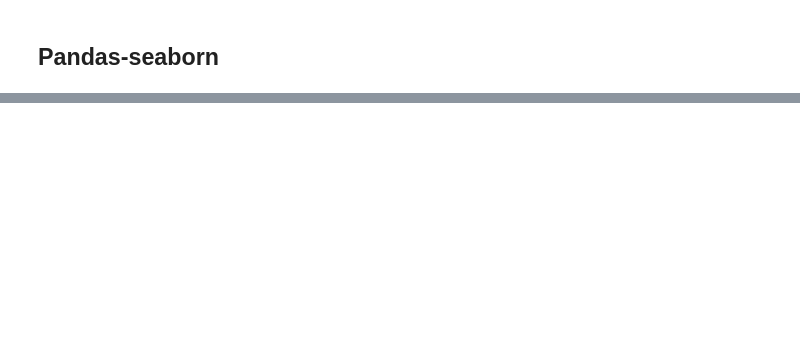
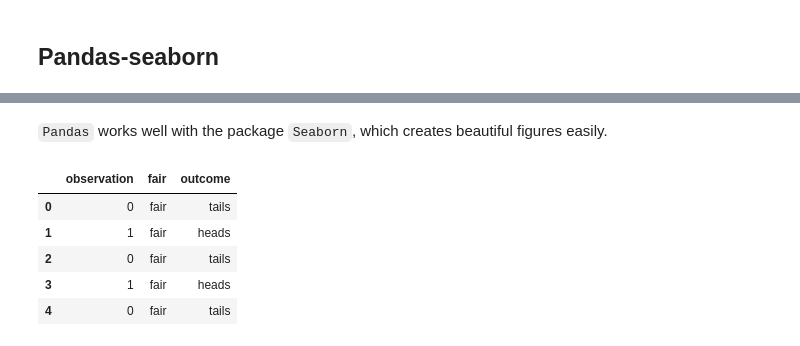
Before and after one commit to NIH-CARD/VSCode_class, a Jupyter notebook: docs/python_intro.ipynb, the cells around one changed output, grey strips where cells are left out. Cells and saved outputs as stored; diff of their text form; code cells hidden in the pictures; blank space fills up the shorter version.

```diff
--- a/docs/python_intro.ipynb
+++ b/docs/python_intro.ipynb
@@ -453,0 +540,2 @@ coin_df[coin_df['fair'] == 'fair']
+# %% [markdown]
+`Pandas` works well with the package `Seaborn`, which creates beautiful figures easily.
@@ -454 +544,12 @@ coin_df[coin_df['fair'] == 'fair']
+# %%
+outcome_dict = {1: 'heads', 0: 'tails'}
+coin_df['outcome'] = [outcome_dict[x] for x in coin_df['observation']]
+coin_df.head()
+# %% [output]
+|  | observation | fair | outcome |
+| 0 | 0 | fair | tails |
+| 1 | 1 | fair | heads |
+| 2 | 0 | fair | tails |
+| 3 | 1 | fair | heads |
+| 4 | 0 | fair | tails |
 # %%
```
Also changed, not shown: parts of 47 cells of this notebook, 8 other files.
